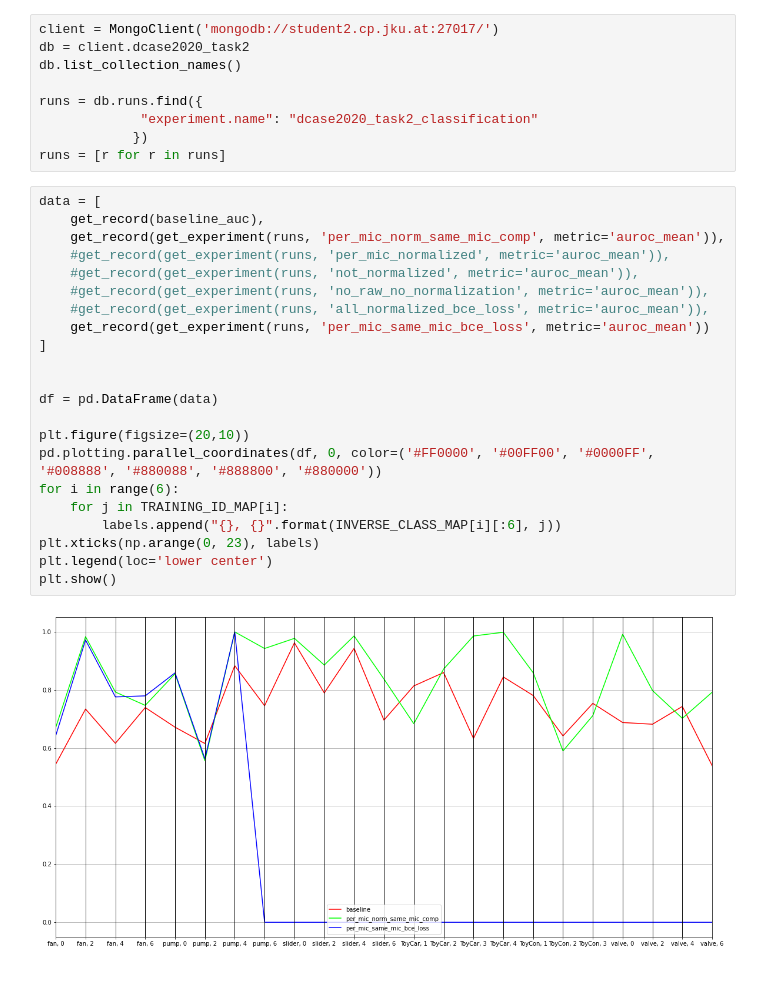
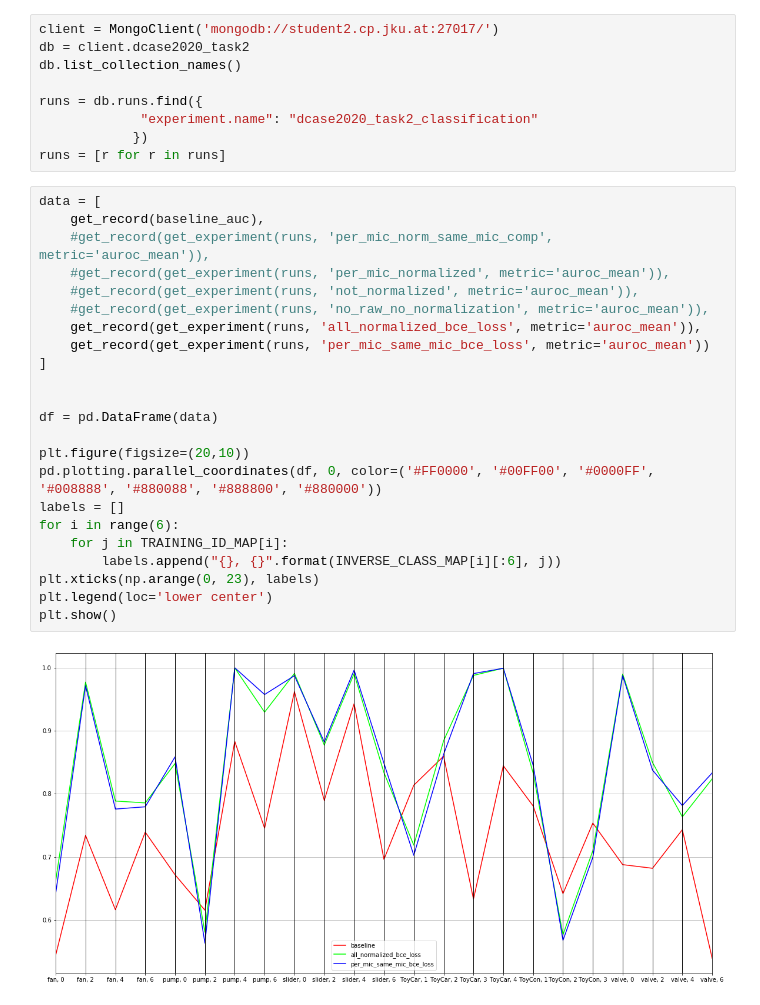
Before and after one commit to OptimusPrimus/dcase2020_task2, a Jupyter notebook: notebooks/parallel_axis_plot.ipynb, the cells around one changed output. Cells and saved outputs as stored; diff of their text form.

```diff
--- a/notebooks/parallel_axis_plot.ipynb
+++ b/notebooks/parallel_axis_plot.ipynb
@@ -91,27 +91,28 @@ runs = [r for r in runs]
 # %%
 data = [
     get_record(baseline_auc),
-    get_record(get_experiment(runs, 'per_mic_norm_same_mic_comp', metric='auroc_mean')),
+    #get_record(get_experiment(runs, 'per_mic_norm_same_mic_comp', metric='auroc_mean')),
     #get_record(get_experiment(runs, 'per_mic_normalized', metric='auroc_mean')),
     #get_record(get_experiment(runs, 'not_normalized', metric='auroc_mean')),
     #get_record(get_experiment(runs, 'no_raw_no_normalization', metric='auroc_mean')),
-    #get_record(get_experiment(runs, 'all_normalized_bce_loss', metric='auroc_mean')),
+    get_record(get_experiment(runs, 'all_normalized_bce_loss', metric='auroc_mean')),
     get_record(get_experiment(runs, 'per_mic_same_mic_bce_loss', metric='auroc_mean'))
 ]
 
 
 df = pd.DataFrame(data)
 
 plt.figure(figsize=(20,10))
 pd.plotting.parallel_coordinates(df, 0, color=('#FF0000', '#00FF00', '#0000FF', '#008888', '#880088', '#888800', '#880000'))
+labels = []
 for i in range(6):
     for j in TRAINING_ID_MAP[i]:
         labels.append("{}, {}".format(INVERSE_CLASS_MAP[i][:6], j))
 plt.xticks(np.arange(0, 23), labels)
 plt.legend(loc='lower center')
 plt.show()
 # %% [output]
-[figure, old version]
+[figure, new version]
 # %%
 data = [
     get_record(baseline_pauc),
```
Also changed, not shown: parts of 1 cell of this notebook, 2 other files.
